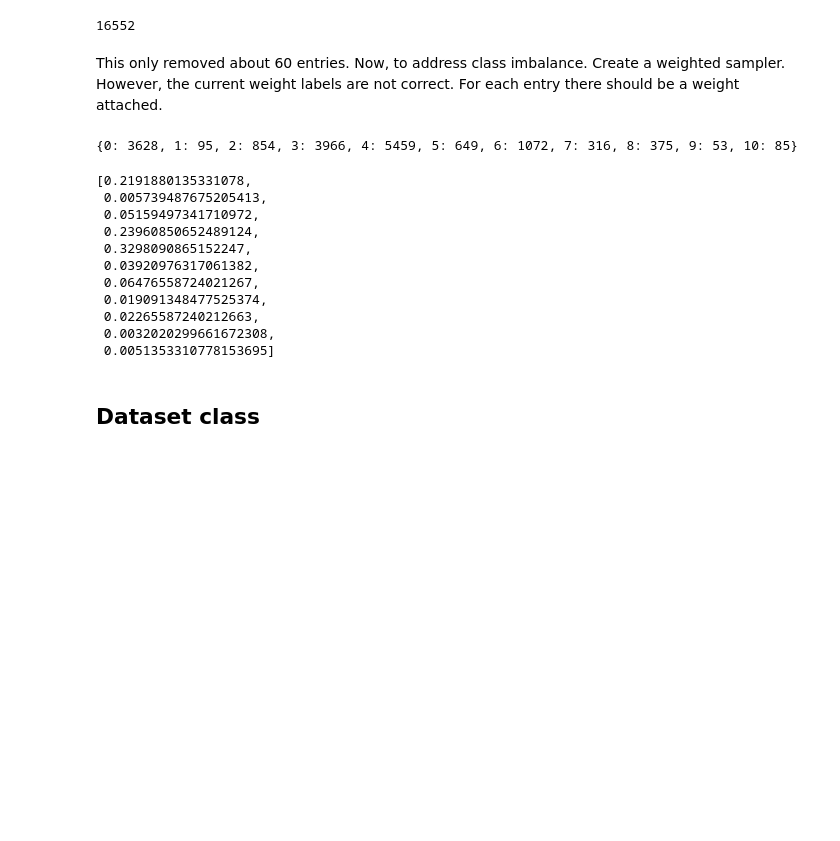
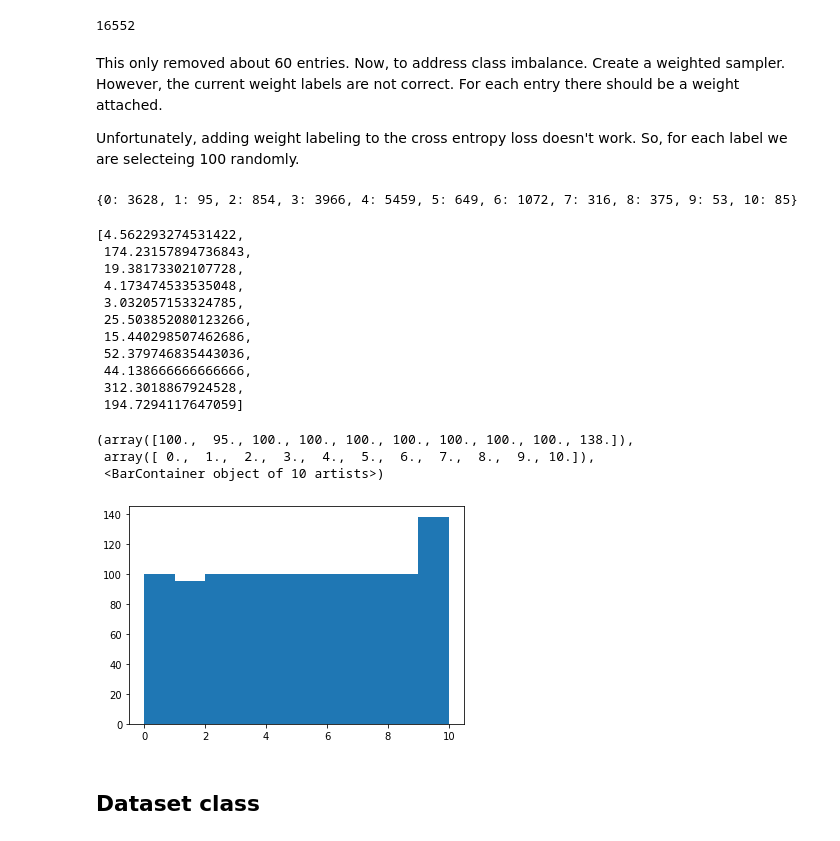
Before and after one commit to Mees-Molenaar/protein_location, a Jupyter notebook: notebooks/proteinClassifier_v3.ipynb, the cells around one changed output. Drawn from its saved outputs; the diff is of its cells as text; code cells hidden in the pictures; blank space fills up the shorter version.

```diff
--- a/notebooks/proteinClassifier_v3.ipynb
+++ b/notebooks/proteinClassifier_v3.ipynb
@@ -253,5 +280,12 @@ def accuracy(model, data_loader):
+# %%
+# Google drive
+#file_paths = Path('/content/content/MyDrive/subcellular-location/v2/')
+
+# Linux path
+file_paths = Path('/home/mees/Desktop/Machine_Learning/subcellular_location/')
 # %%
-data_file = Path('/home/mees/Desktop/Machine_Learning/subcellular_location/data/processed/protein_data_2021-04-04.csv')
+data_file = Path('data/processed/protein_data_2021-04-04.csv')
+data_file = file_paths / data_file
 df = pd.read_csv(data_file, sep=';')
 df.head()
 # %% [output]
@@ -281,7 +315,8 @@ random_number_generator = np.random.default_rng(seed=42)
 KMER_SIZE = 3
 # %%
 # Load the vocabolary from the Language Model
-vocab_save_file = '/home/mees/Desktop/Machine_Learning/subcellular_location/data/interim/LM_vocab.pkl'
+vocab_save_file = Path('data/interim/LM_vocab.pkl')
+vocab_save_file = file_paths / vocab_save_file
 vocab = pickle.load(open(vocab_save_file, 'rb'))
 # %%
 # Tokenize the protein sequence
@@ -377,6 +412,8 @@ len(df)
 # %% [markdown]
 This only removed about 60 entries.
 Now, to address class imbalance. Create a weighted sampler. However, the current weight labels are not correct. For each entry there should be a weight attached.
+
+Unfortunately, adding weight labeling to the cross entropy loss doesn't work. So, for each label we are selecteing 100 randomly.
 # %%
 total_of_labels = dict(df['Label'].value_counts(sort=False))
 
@@ -385,23 +422,43 @@ weight_labels = []
 print(total_of_labels)
 
 for total_of_label in total_of_labels.values():
-    weight = total_of_label / len(df)
+    weight = 1 / (total_of_label / len(df))
     weight_labels.append(weight)
 
 weight_labels
 # %% [output]
 {0: 3628, 1: 95, 2: 854, 3: 3966, 4: 5459, 5: 649, 6: 1072, 7: 316, 8: 375, 9: 53, 10: 85}
-[0.2191880135331078,
- 0.005739487675205413,
- 0.05159497341710972,
- 0.23960850652489124,
- 0.3298090865152247,
- 0.03920976317061382,
- 0.06476558724021267,
- 0.019091348477525374,
- 0.02265587240212663,
- 0.0032020299661672308,
- 0.0051353310778153695]
+[4.562293274531422,
+ 174.23157894736843,
+ 19.38173302107728,
+ 4.173474533535048,
+ 3.032057153324785,
+ 25.503852080123266,
+ 15.440298507462686,
+ 52.379746835443036,
+ 44.138666666666666,
+ 312.3018867924528,
+ 194.7294117647059]
+# %%
+data_total = len(df)
+
+threshold = 100
+
+for label, amount in total_of_labels.items():
+    if amount > threshold:
+        keep_fraction = (threshold / (amount / 100) / 100)
+        del_fraction = 1 - keep_fraction
+
+        label = str(label)
+
+        df = df.drop(df.query('Label == ' + label).sample(frac=del_fraction).index)
+# %%
+plt.hist(df['Label'])
+# %% [output]
+(array([100.,  95., 100., 100., 100., 100., 100., 100., 100., 138.]),
+ array([ 0.,  1.,  2.,  3.,  4.,  5.,  6.,  7.,  8.,  9., 10.]),
+ <BarContainer object of 10 artists>)
+[figure, added]
 # %% [markdown]
 ## Dataset class
 # %%
```
Also changed, not shown: parts of 23 cells of this notebook, 3 other files.
